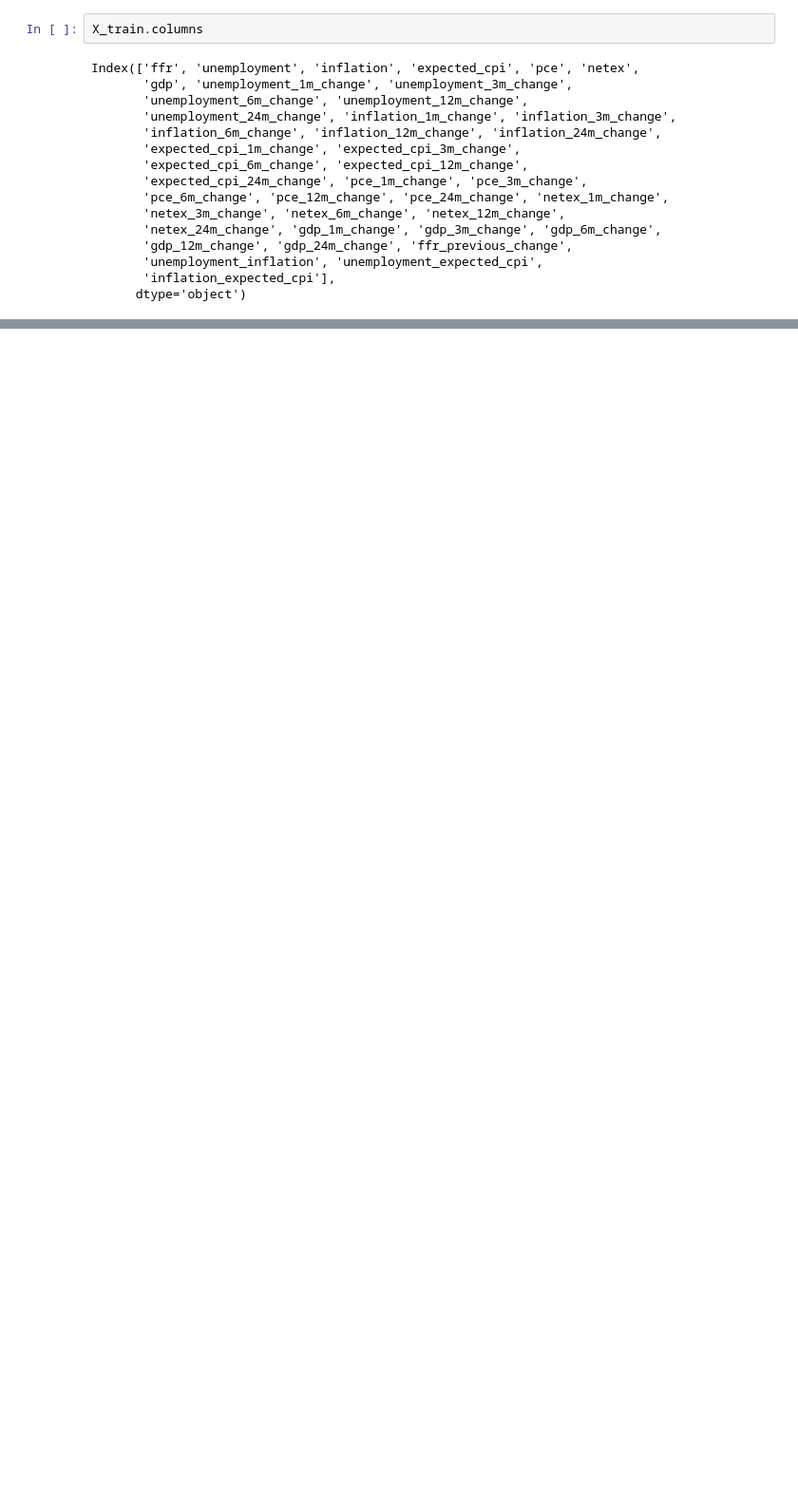
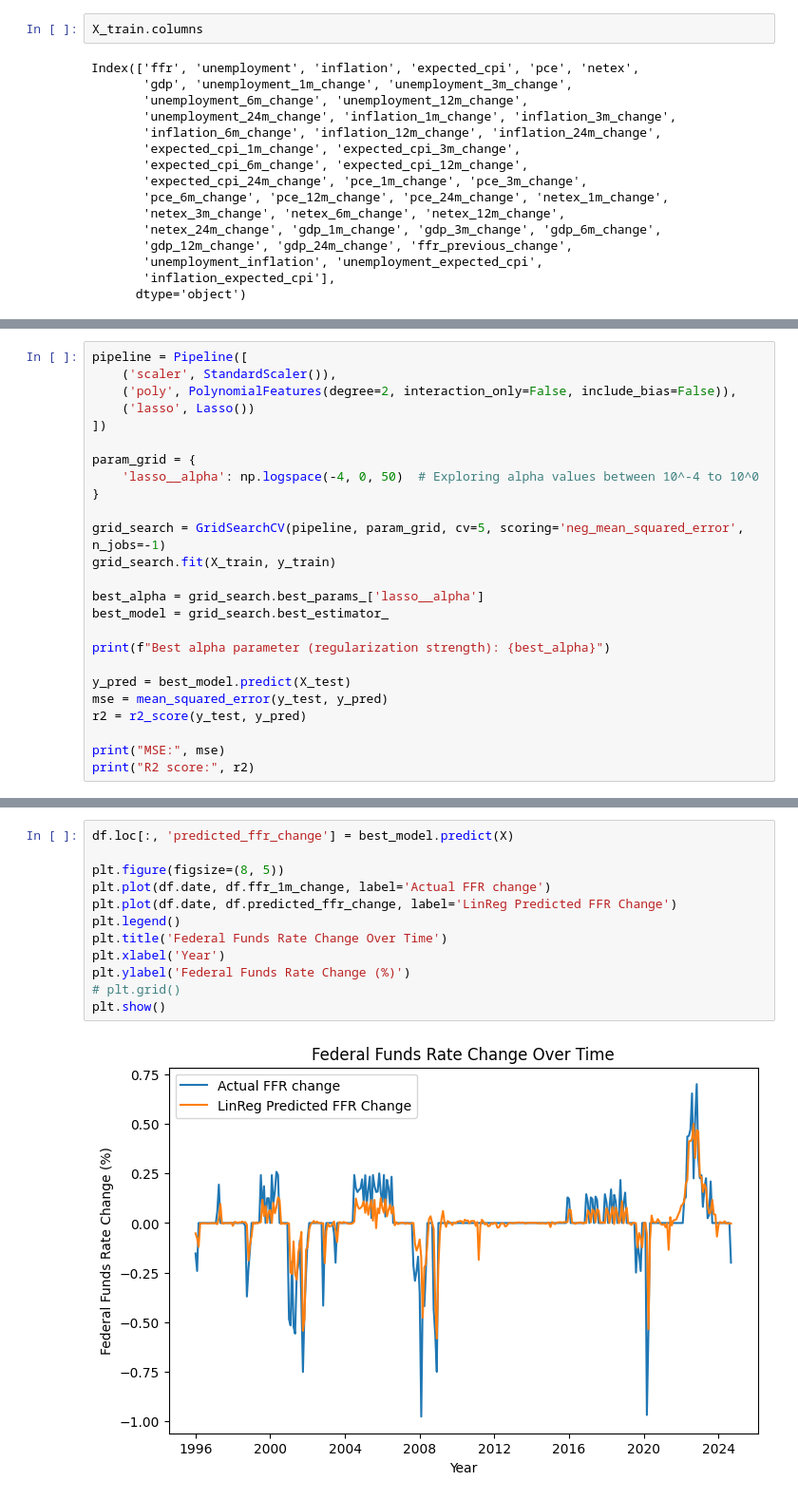
Before and after one commit to brianlzhou/109a-project, a Jupyter notebook: milestone4.ipynb, the cells around one changed output, grey strips where cells are left out. Shown at 95% size. Drawn from its saved outputs; the diff is of its cells as text; blank space fills up the shorter version.

```diff
--- a/milestone4.ipynb
+++ b/milestone4.ipynb
@@ -351,0 +368,25 @@ plt.show()
+# %%
+pipeline = Pipeline([
+    ('scaler', StandardScaler()),
+    ('poly', PolynomialFeatures(degree=2, interaction_only=False, include_bias=False)),
+    ('lasso', Lasso())
+])
+
+param_grid = {
+    'lasso__alpha': np.logspace(-4, 0, 50)  # Exploring alpha values between 10^-4 to 10^0
+}
+
+grid_search = GridSearchCV(pipeline, param_grid, cv=5, scoring='neg_mean_squared_error', n_jobs=-1)
+grid_search.fit(X_train, y_train)
+
+best_alpha = grid_search.best_params_['lasso__alpha']
+best_model = grid_search.best_estimator_
+
+print(f"Best alpha parameter (regularization strength): {best_alpha}")
+
+y_pred = best_model.predict(X_test)
+mse = mean_squared_error(y_test, y_pred)
+r2 = r2_score(y_test, y_pred)
+
+print("MSE:", mse)
+print("R2 score:", r2)
@@ -351,0 +397,14 @@ plt.show()
+# %%
+df.loc[:, 'predicted_ffr_change'] = best_model.predict(X)
+
+plt.figure(figsize=(8, 5))
+plt.plot(df.date, df.ffr_1m_change, label='Actual FFR change')
+plt.plot(df.date, df.predicted_ffr_change, label='LinReg Predicted FFR Change')
+plt.legend()
+plt.title('Federal Funds Rate Change Over Time')
+plt.xlabel('Year')
+plt.ylabel('Federal Funds Rate Change (%)')
+# plt.grid()
+plt.show()
+# %% [output]
+[figure, added]
```
Also changed, not shown: parts of 9 cells of this notebook.
